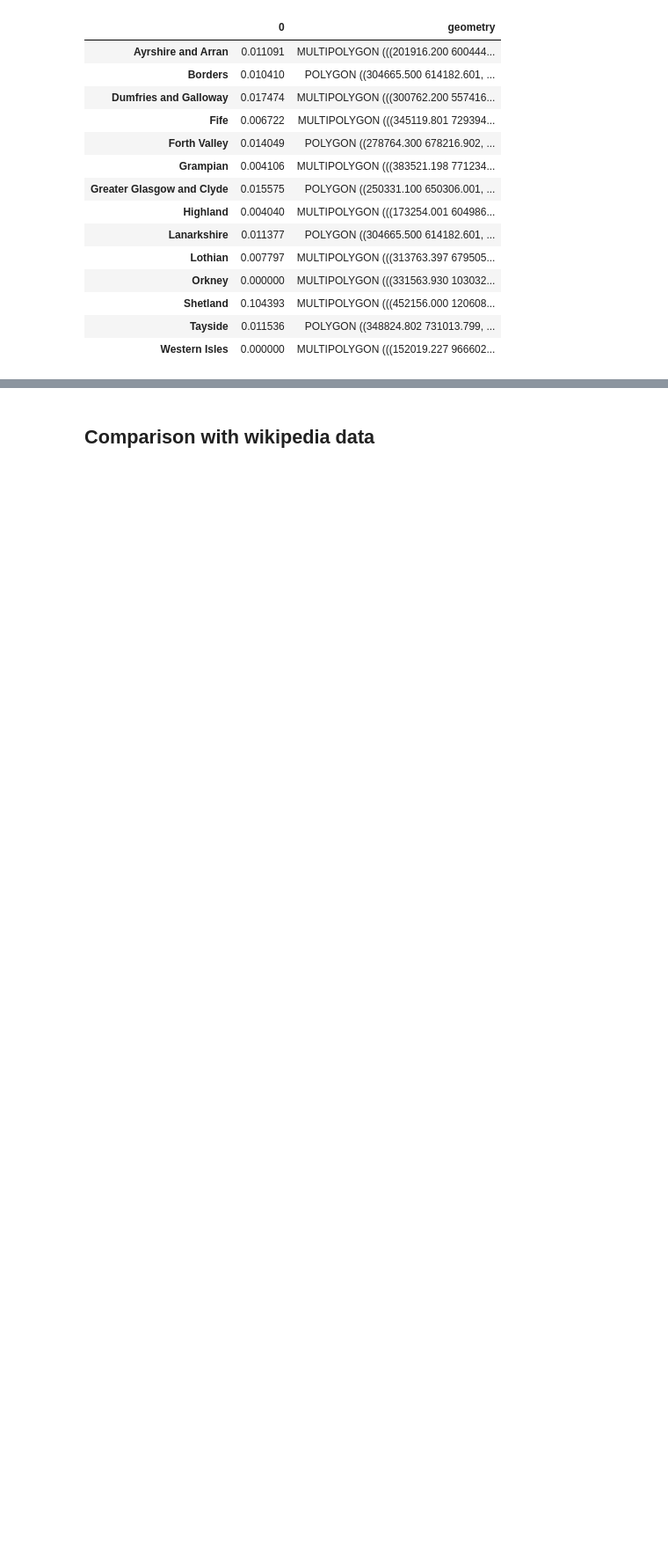
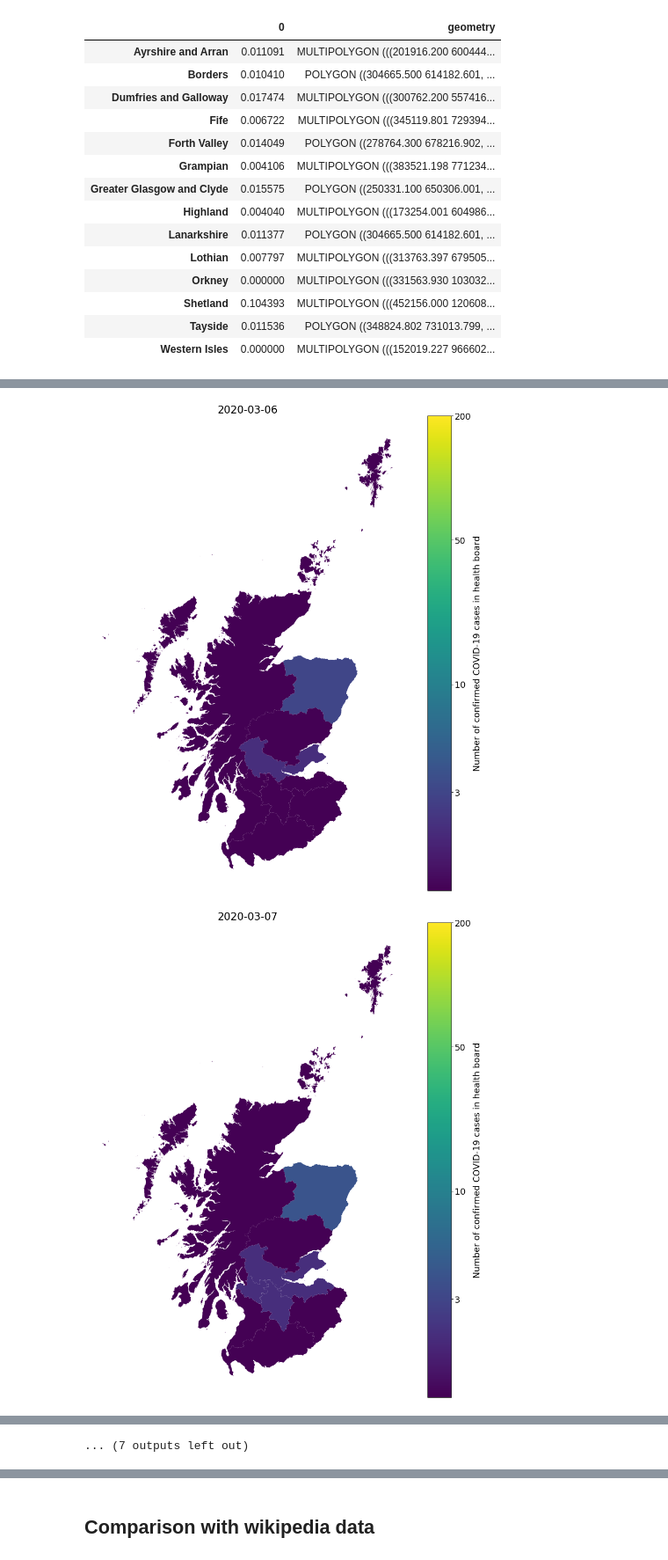
Before and after one commit to seumasmorrison/Scotland_COVID-19, a Jupyter notebook: Scotland_COVID-19.ipynb, the cells around one changed output, grey strips where cells are left out. Shown at 88% size. Cells and saved outputs as stored; diff of their text form; code cells hidden in the pictures; blank space fills up the shorter version.

```diff
--- a/Scotland_COVID-19.ipynb
+++ b/Scotland_COVID-19.ipynb
@@ -556,21 +640,22 @@ percentage_confirmed_cases_of_health_board_population_geo_df
 # %%
 # Following section inspired by
 # https://towardsdatascience.com/how-to-make-a-gif-map-using-python-geopandas-and-matplotlib-cd8827cefbc8
-# %%
-figsize=(15,18)
-results = np.log10(all_results.counts)
-results = results.replace(results.min().min(),0)
-maximum = results.max().max()
-results['Western Isles'] = 0
-results['Orkney'] = 0
 # %%
-for index, row in results.iterrows():
-    output = gpd.GeoDataFrame(row, geometry=health_board_geo_df.geometry).plot(
-        column=row.name, vmin=0, vmax=np.log10(200), figsize=figsize)
-    output.set_title(str(row.name)[:10])
-    output.axis('off')
-    cbar = plt.colorbar(output.collections[0])
-    cbar.set_ticks([0, np.log10(3), np.log10(10), np.log10(50),np.log10(200)])
-    cbar.set_ticklabels(['0', '3', '10', '50','200'])
-    cbar.set_label('Number of confirmed COVID-19 cases in health board')
-    plt.savefig('output/' + str(row.name)[:10])
+def plot_log10_daily_count_maps(
+        counts: pd.DataFrame, figsize=(15,18), ticks: list = [0, 3, 10, 50, 200],
+        colorbar_label: str = 'Number of confirmed COVID-19 cases in health board') -> None:
+    """Iterate over daily count data producing a GeoDataFrame and plotting it log10"""
+    results = np.log10(counts)
+    maximum = results.max().max()
+    results['Western Isles'] = 0
+    results['Orkney'] = 0
+    for index, row in results.iterrows():
+        output = gpd.GeoDataFrame(row, geometry=health_board_geo_df.geometry).plot(
+            column=row.name, vmin=0, vmax=np.log10(200), figsize=figsize)
+        output.set_title(str(row.name)[:10])
+        output.axis('off')
+        cbar = plt.colorbar(output.collections[0])
+        cbar.set_ticks([np.log10(num) for num in ticks])
+        cbar.set_ticklabels([str(num) for num in ticks])
+        cbar.set_label(colorbar_label)
+        plt.savefig('output/' + str(row.name)[:10])
@@ -592,0 +662,5 @@ os.chdir('output')
+# %%
+plot_log10_daily_count_maps(all_results.counts)
+# %% [output]
+[figure, added]
+[figure, added]
@@ -592,0 +677 @@ os.chdir('output')
+... (7 outputs left out)
```
Also changed, not shown: parts of 41 cells of this notebook, 34 other files.
